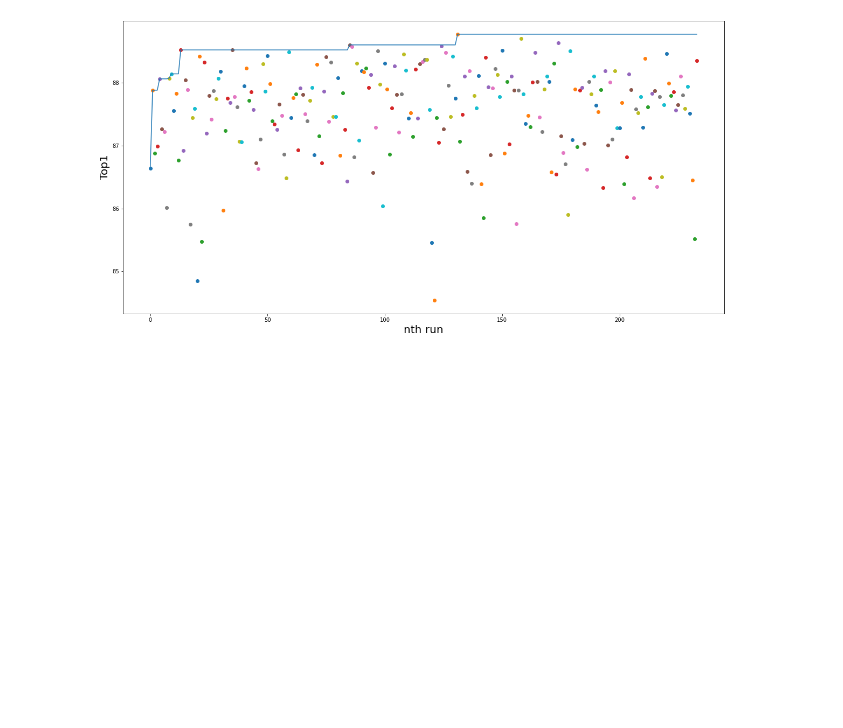
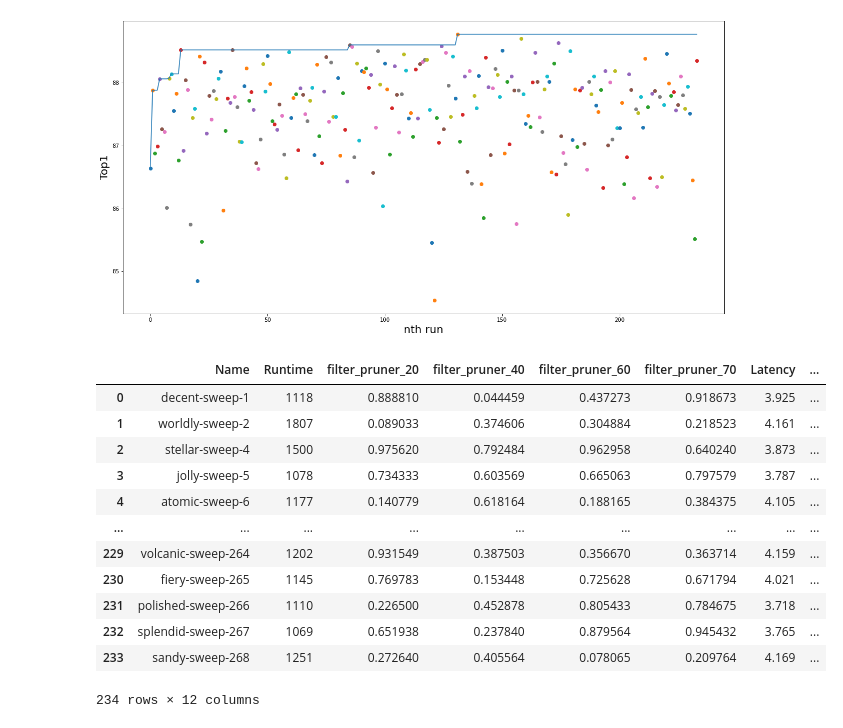
Before and after one commit to friedforfun/Dissertation, a Jupyter notebook: DataVisualisation/DatavisP3.ipynb, the cells around one changed output. Cells and saved outputs as stored; diff of their text form; code cells hidden in the pictures; blank space fills up the shorter version.

```diff
--- a/DataVisualisation/DatavisP3.ipynb
+++ b/DataVisualisation/DatavisP3.ipynb
@@ -380,3 +382,22 @@ ax.set_xlabel('nth run', fontsize=20)
 # %% [output]
 Text(0.5, 0, 'nth run')
 [figure]
+# %%
+sweep = get_rows_with_col_value(data, 'State', 'finished').drop(['State', 'Created'], axis=1)
+sweep = remove_top1_under(sweep, 60)
+sweep = sweep.reindex(index=sweep.index[::-1]).reset_index().drop(['index'], axis=1)
+sweep
+# %% [output]
+|  | Name | Runtime | filter_pruner_20 | filter_pruner_40 | filter_pruner_60 | filter_pruner_70 | Latency | ... |
+| 0 | decent-sweep-1 | 1118 | 0.888810 | 0.044459 | 0.437273 | 0.918673 | 3.925 | ... |
+| 1 | worldly-sweep-2 | 1807 | 0.089033 | 0.374606 | 0.304884 | 0.218523 | 4.161 | ... |
+| 2 | stellar-sweep-4 | 1500 | 0.975620 | 0.792484 | 0.962958 | 0.640240 | 3.873 | ... |
+| 3 | jolly-sweep-5 | 1078 | 0.734333 | 0.603569 | 0.665063 | 0.797579 | 3.787 | ... |
+| 4 | atomic-sweep-6 | 1177 | 0.140779 | 0.618164 | 0.188165 | 0.384375 | 4.105 | ... |
+| ... | ... | ... | ... | ... | ... | ... | ... | ... |
+| 229 | volcanic-sweep-264 | 1202 | 0.931549 | 0.387503 | 0.356670 | 0.363714 | 4.159 | ... |
+| 230 | fiery-sweep-265 | 1145 | 0.769783 | 0.153448 | 0.725628 | 0.671794 | 4.021 | ... |
+| 231 | polished-sweep-266 | 1110 | 0.226500 | 0.452878 | 0.805433 | 0.784675 | 3.718 | ... |
+| 232 | splendid-sweep-267 | 1069 | 0.651938 | 0.237840 | 0.879564 | 0.945432 | 3.765 | ... |
+| 233 | sandy-sweep-268 | 1251 | 0.272640 | 0.405564 | 0.078065 | 0.209764 | 4.169 | ... |
+234 rows × 12 columns
```
Also changed, not shown: parts of 3 cells of this notebook, 8 other files.
